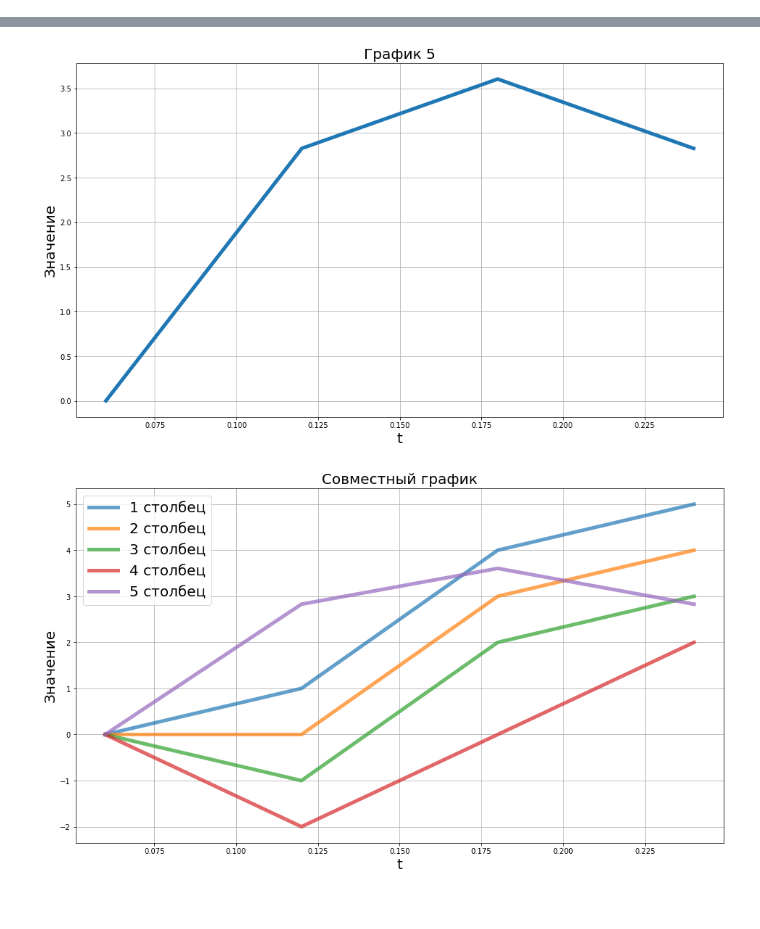
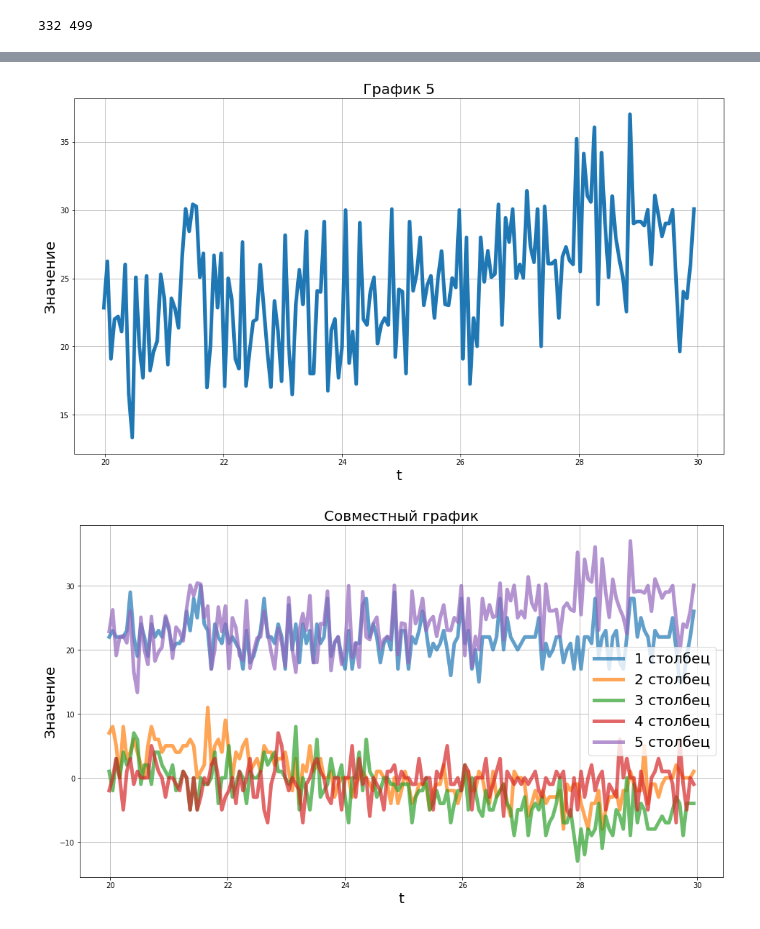
Before and after one commit to OGthug-coder/Ira-sProject, a Jupyter notebook: main.ipynb, the cells around one changed output, grey strips where cells are left out. Drawn from its saved outputs; the diff is of its cells as text; code cells hidden in the pictures.

Commit message:
intervals on graphics done

```diff
--- a/main.ipynb
+++ b/main.ipynb
@@ -1,6 +1,11 @@
 # %%
 import matplotlib.pyplot as plt
 # %%
+def indexOfClosest(array, el):
+    absolute_difference_function = lambda list_value : abs(list_value - el)
+    closest_value = min(array, key=absolute_difference_function)
+    return array.index(closest_value)
+
 class Data:
 
     def __init__(self, filename, coeffs):
@@ -18,10 +23,20 @@ class Data:
                 line = " ".join(line)
                 f.write(line + "\n")
 
-    def plot(self):
+    def plot(self, interval=None):
+
+        if interval != None:
+            start = indexOfClosest(self.result[5], interval[0])
+            end = indexOfClosest(self.result[5], interval[1])
+        else:
+            start = 0
+            end = -1
+
+        print(start, end)
+
         for i in range(5):
             plt.figure(figsize=(16, 9))
-            plt.plot(self.result[5], self.result[i], linewidth=5)
+            plt.plot(self.result[5][start:end], self.result[i][start:end], linewidth=5)
             plt.title('График {i}'.format(i=i + 1), fontsize=20)
             plt.xlabel("t", fontsize=20)
             plt.ylabel("Значение", fontsize=20)
@@ -30,7 +45,7 @@ class Data:
 
         plt.figure(figsize=(16, 9))
         for i in range(5):
-            plt.plot(self.result[5], self.result[i], linewidth=5, label="{i} столбец".format(i=i+1), alpha=0.7)
+            plt.plot(self.result[5][start:end], self.result[i][start:end], linewidth=5, label="{i} столбец".format(i=i+1), alpha=0.7)
         plt.title('Совместный график'.format(i=i + 1), fontsize=20)
         plt.legend(fontsize=20)
         plt.xlabel("t", fontsize=20)
@@ -140,8 +155,10 @@ class Data:
             second = max(line[1], line[3]) - min(line[1], line[3])
             return (first ** 2 + second ** 2) ** 0.5
 # %%
-data = Data("data.txt", [1, 1, 1, 1])
+data = Data("output.txt", [1, 1, 1, 1])
 # %%
 data.save()
-data.plot()
+data.plot((20, 30))
+# data.plot((0.07, 0.2))
 # %% [output]
+332 499
@@ -152,2 +169,2 @@ data.plot()
-[figure, old version]
+[figure, new version]
-[figure, old version]
+[figure, new version]
```
Also changed, not shown: parts of 1 cell of this notebook, 2 other files.
